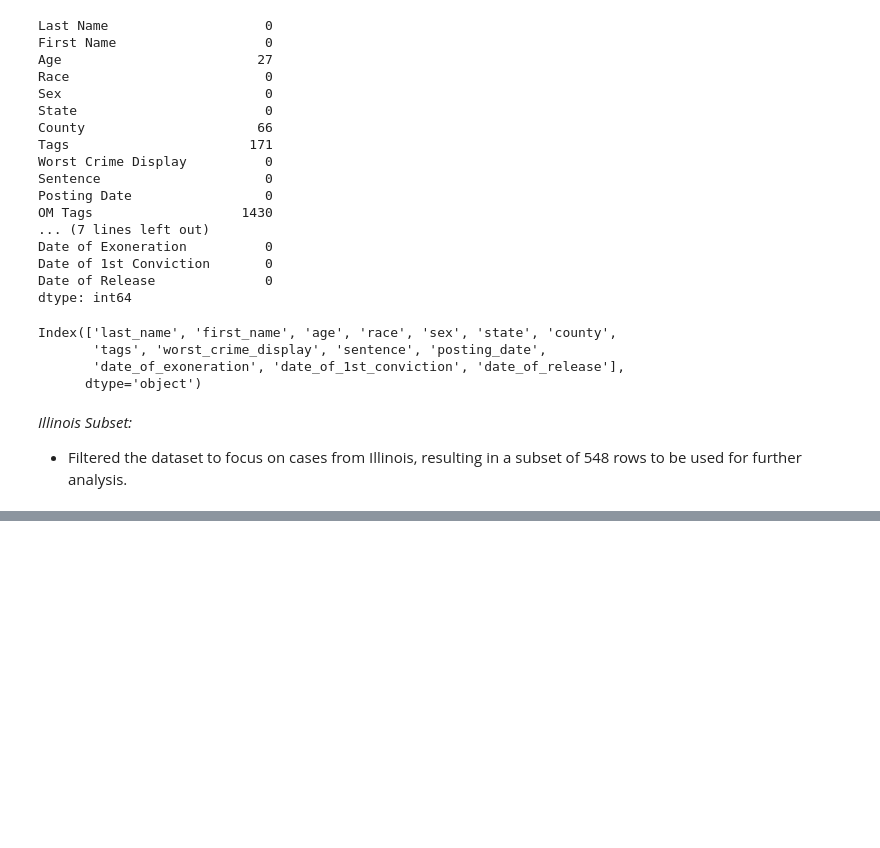
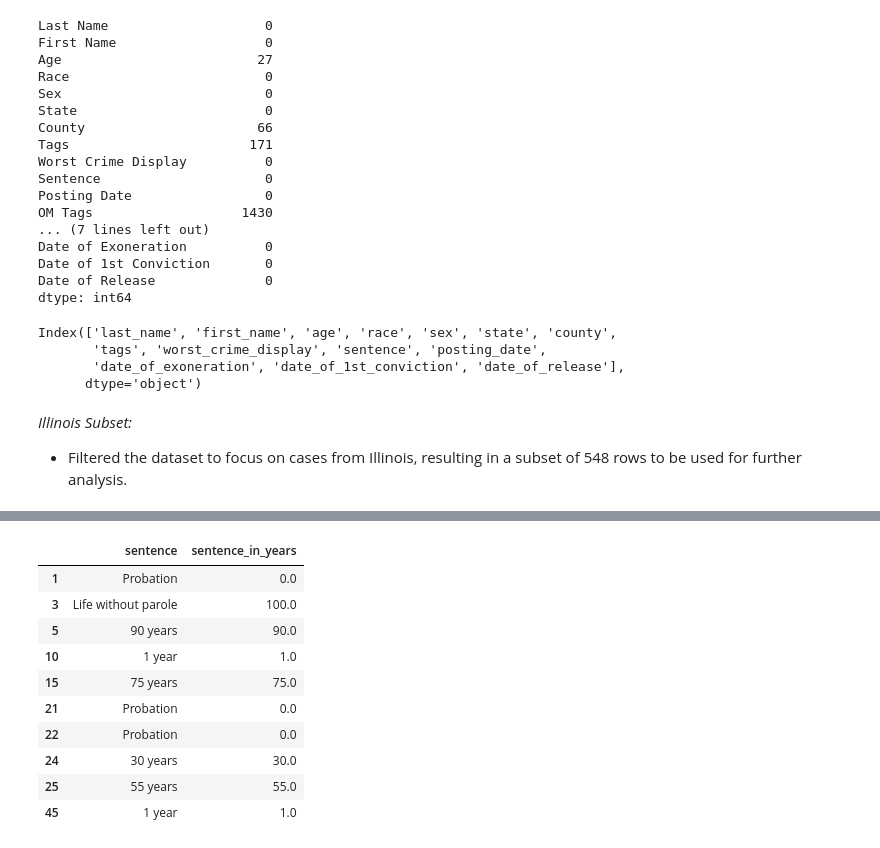
Before and after one commit to courtneyrgreen/dsan5000_final_project, a Jupyter notebook: technical-details/data-cleaning/main.ipynb, the cells around one changed output, grey strips where cells are left out. Saved outputs shown, nothing was run; the diff lists cells and outputs as text; code cells hidden in the pictures; blank space fills up the shorter version.

```diff
--- a/technical-details/data-cleaning/main.ipynb
+++ b/technical-details/data-cleaning/main.ipynb
@@ -104,0 +189,55 @@ Number of rows:  548
+# %%
+def clean_sentence(value):
+    """ Cleans the 'sentence' column values to numeric years for numerical EDA
+    - Probation is represented as 0.
+    - 'Not sentenced' is converted to np.nan.
+    - 'Life' and 'Death' sentences are represented as 100 (placeholder).
+    - Years and months are converted to a numeric value in years. """
+
+    if value == 'Probation':
+        return 0
+    elif value == 'Not sentenced':
+        return np.nan  # NaN for not sentenced
+    elif 'Life' in value or value == 'Death':
+        return 100  # Placeholder for life sentences or death penalty
+    elif 'year' in value or 'month' in value:
+
+        # Handles ranges like '25 to 50 years'
+        if 'to' in value:
+            years = [int(num) for num in re.findall(r'\d+', value)]
+            return sum(years) / len(years)  # Average the range
+
+        # Handle "X years and Y months"
+        elif 'and' in value:
+            numbers = [float(num) for num in re.findall(r'\d+', value)]
+            if len(numbers) == 2:  # Both years and months are present
+                years, months = numbers
+                return years + (months / 12)  # Convert months to years
+            elif len(numbers) == 1:  # Only one number is present
+                return numbers[0]  # Treat it as years
+
+        # Handle only months or only years
+        elif 'months' in value:
+            months = int(re.search(r'\d+', value).group())
+            return months / 12  # Convert months to years
+        else:  # Only years
+            return int(re.search(r'\d+', value).group())
+    else:
+        return np.nan  # Anything unexpected as None
+
+df['sentence_in_years'] = df['sentence'].apply(clean_sentence)
+
+# Check results
+df[['sentence', 'sentence_in_years']].head(10)
+# %% [output]
+|  | sentence | sentence_in_years |
+| 1 | Probation | 0.0 |
+| 3 | Life without parole | 100.0 |
+| 5 | 90 years | 90.0 |
+| 10 | 1 year | 1.0 |
+| 15 | 75 years | 75.0 |
+| 21 | Probation | 0.0 |
+| 22 | Probation | 0.0 |
+| 24 | 30 years | 30.0 |
+| 25 | 55 years | 55.0 |
+| 45 | 1 year | 1.0 |
```
Also changed, not shown: parts of 11 cells of this notebook, 16 other files.
